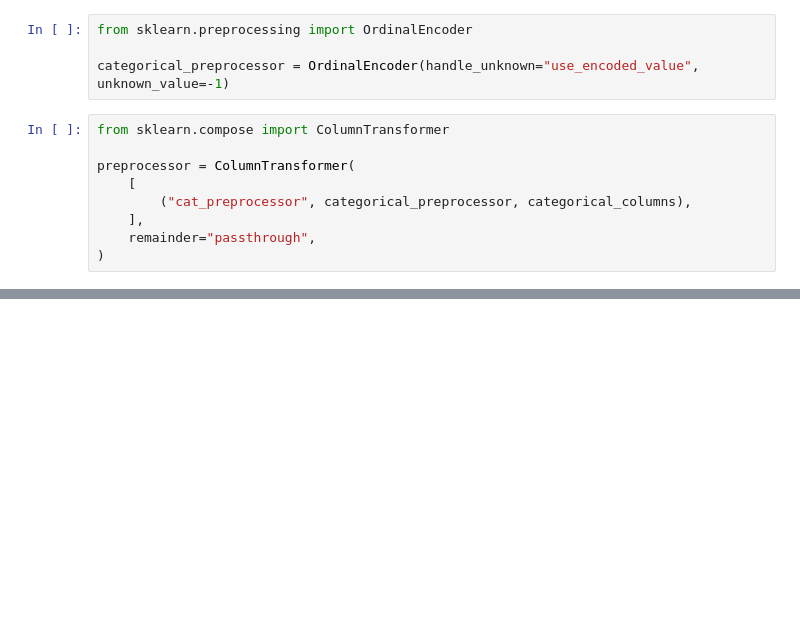
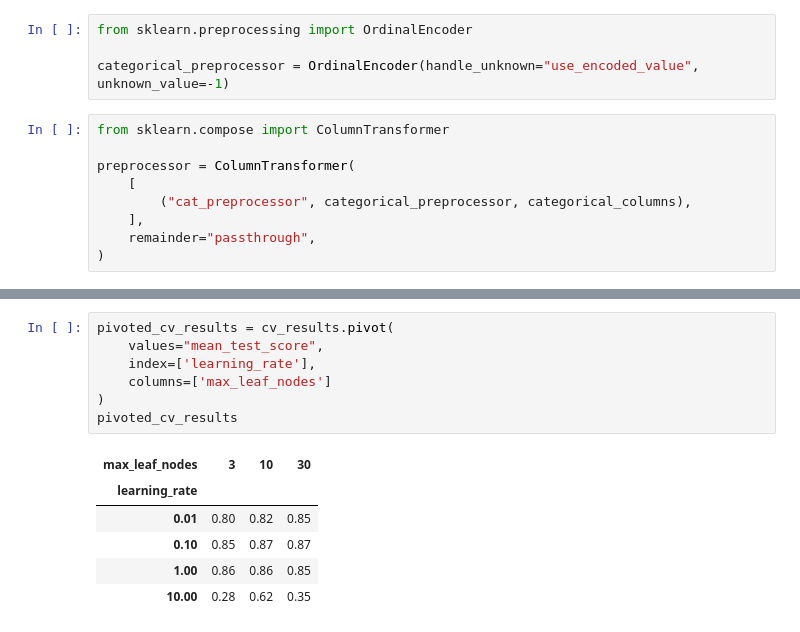
Before and after one commit to DavidGuzzi/inria, a Jupyter notebook: module_3.ipynb, the cells around one changed output, grey strips where cells are left out. Saved outputs shown, nothing was run; the diff lists cells and outputs as text; blank space fills up the shorter version.

```diff
--- a/module_3.ipynb
+++ b/module_3.ipynb
@@ -231,0 +320,14 @@ Pipeline(steps=[('preprocessor',
+# %%
+pivoted_cv_results = cv_results.pivot(
+    values="mean_test_score",
+    index=['learning_rate'],
+    columns=['max_leaf_nodes']
+)
+pivoted_cv_results
+# %% [output]
+| max_leaf_nodes | 3 | 10 | 30 |
+| learning_rate |  |  |  |
+| 0.01 | 0.80 | 0.82 | 0.85 |
+| 0.10 | 0.85 | 0.87 | 0.87 |
+| 1.00 | 0.86 | 0.86 | 0.85 |
+| 10.00 | 0.28 | 0.62 | 0.35 |
```
Also changed, not shown: parts of 9 cells of this notebook.
